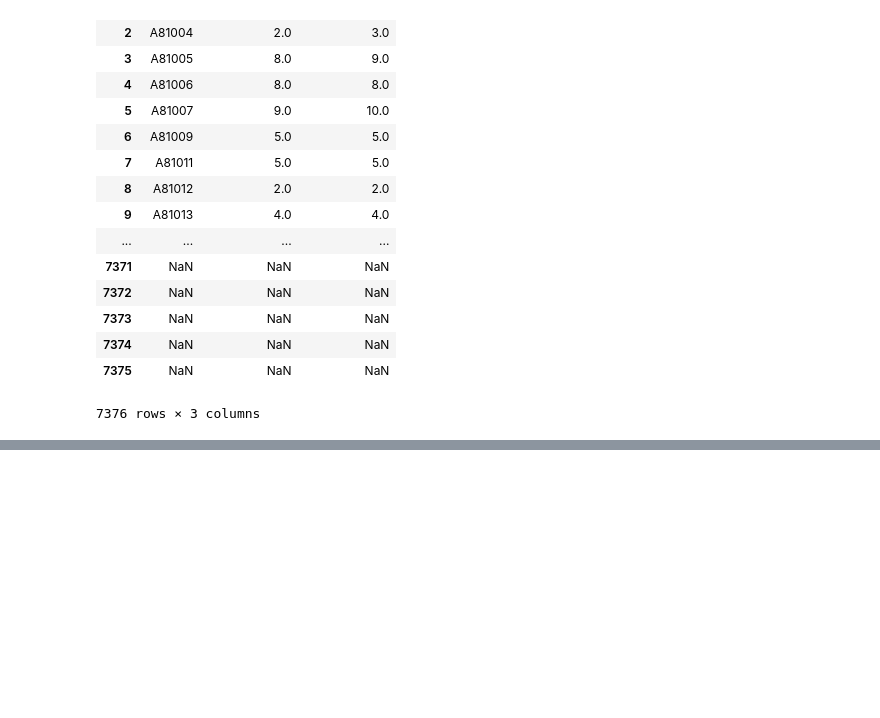
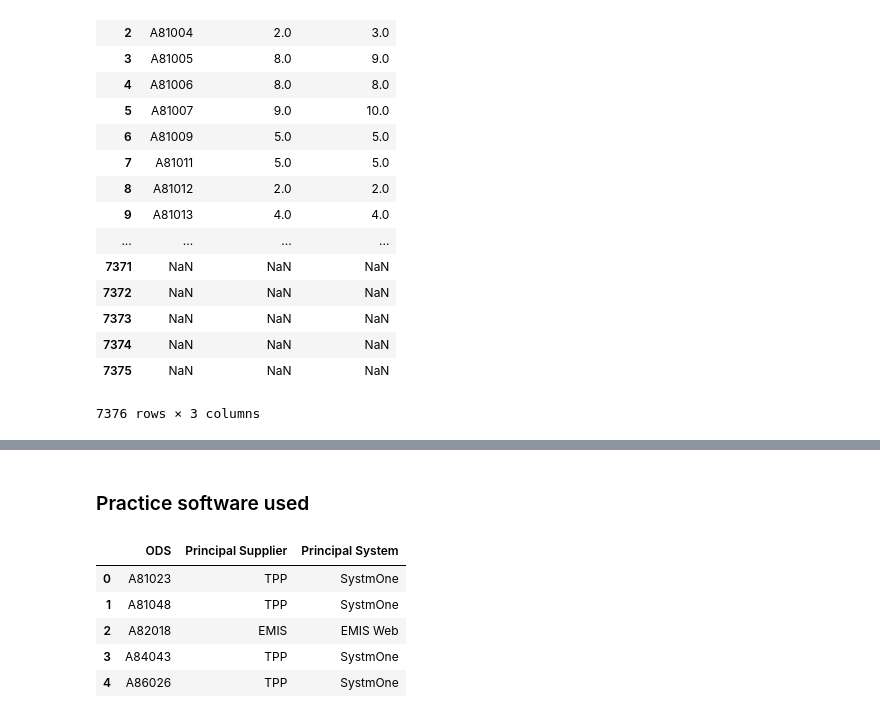
Before and after one commit to ebmdatalab/Methotrexate, a Jupyter notebook: MTX using Antibiotics_practice_level_v8.ipynb, the cells around one changed output, grey strips where cells are left out. Cells and saved outputs as stored; diff of their text form; code cells hidden in the pictures; blank space fills up the shorter version.

```diff
--- a/MTX using Antibiotics_practice_level_v8.ipynb
+++ b/MTX using Antibiotics_practice_level_v8.ipynb
@@ -942,0 +960,12 @@ memory usage: 127.9+ KB
+# %% [markdown]
+### Practice software used
+# %%
+software = pd.read_csv("GPSoC Marketshare - Jan 2018b.csv", usecols = ['ODS','Principal Supplier','Principal System'])
+software.head()
+# %% [output]
+|  | ODS | Principal Supplier | Principal System |
+| 0 | A81023 | TPP | SystmOne |
+| 1 | A81048 | TPP | SystmOne |
+| 2 | A82018 | EMIS | EMIS Web |
+| 3 | A84043 | TPP | SystmOne |
+| 4 | A86026 | TPP | SystmOne |
```
Also changed, not shown: parts of 14 cells of this notebook, 2 other files.
